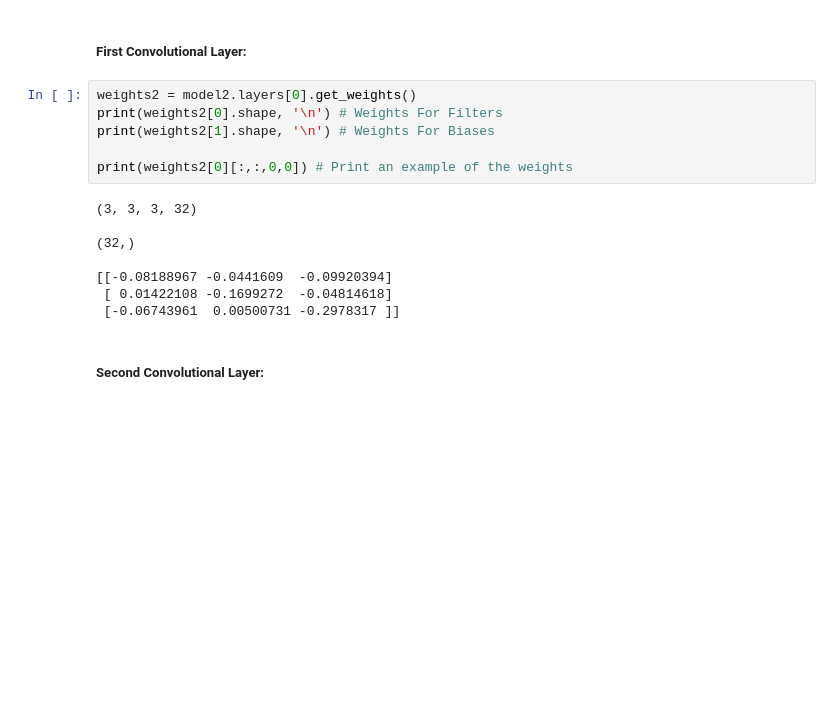
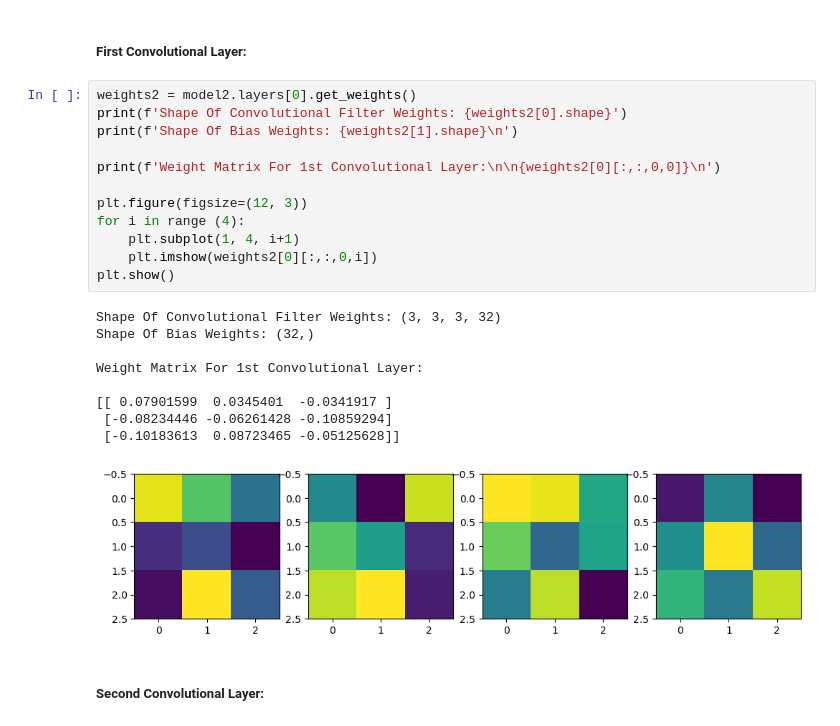
Before and after one commit to ADolbyB/deep-learning-python, a Jupyter notebook: Lectures/lecture7a.ipynb, the cells around one changed output. Cells and saved outputs as stored; diff of their text form; blank space fills up the shorter version.

Commit message:
Refactor Plot Functions, Add Feature Visualization

```diff
--- a/Lectures/lecture7a.ipynb
+++ b/Lectures/lecture7a.ipynb
@@ -650,20 +629,28 @@ plt.show()
  - Layer Index should be specified based on network architecture
 # %% [markdown]
 ##### First Convolutional Layer:
-# %%
-weights2 = model2.layers[0].get_weights()
-print(weights2[0].shape, '\n') # Weights For Filters
-print(weights2[1].shape, '\n') # Weights For Biases
-
-print(weights2[0][:,:,0,0]) # Print an example of the weights
-# %% [output]
-(3, 3, 3, 32)
-
-(32,)
-
-[[-0.08188967 -0.0441609  -0.09920394]
- [ 0.01422108 -0.1699272  -0.04814618]
- [-0.06743961  0.00500731 -0.2978317 ]]
+# %%
+weights2 = model2.layers[0].get_weights()
+print(f'Shape Of Convolutional Filter Weights: {weights2[0].shape}')
+print(f'Shape Of Bias Weights: {weights2[1].shape}\n')
+
+print(f'Weight Matrix For 1st Convolutional Layer:\n\n{weights2[0][:,:,0,0]}\n')
+
+plt.figure(figsize=(12, 3))
+for i in range (4):
+    plt.subplot(1, 4, i+1)
+    plt.imshow(weights2[0][:,:,0,i])
+plt.show()
+# %% [output]
+Shape Of Convolutional Filter Weights: (3, 3, 3, 32)
+Shape Of Bias Weights: (32,)
+
+Weight Matrix For 1st Convolutional Layer:
+
+[[ 0.07901599  0.0345401  -0.0341917 ]
+ [-0.08234446 -0.06261428 -0.10859294]
+ [-0.10183613  0.08723465 -0.05125628]]
+[figure, added]
 # %% [markdown]
 ##### Second Convolutional Layer:
 # %%
```
Also changed, not shown: parts of 6 cells of this notebook.
